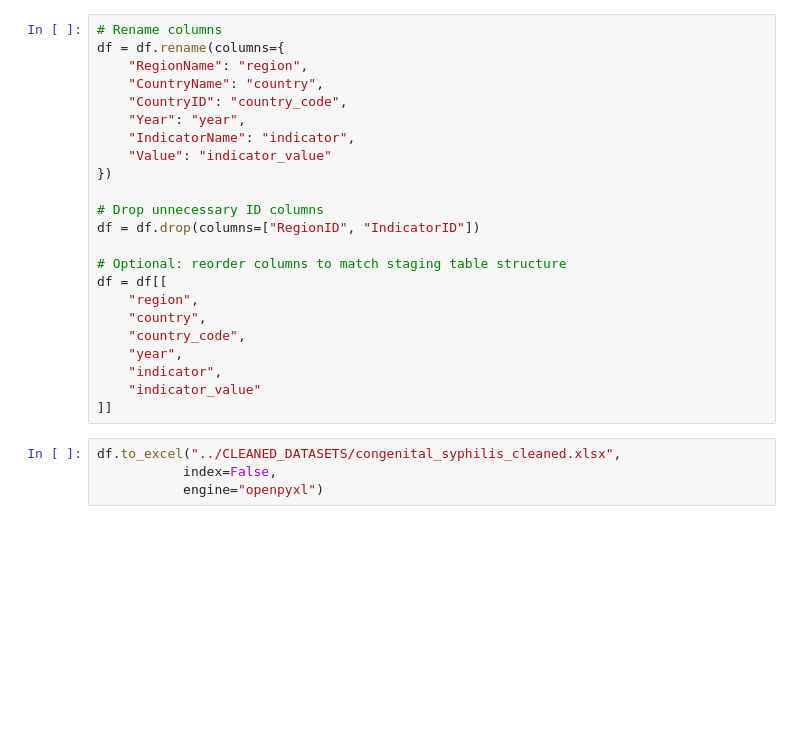
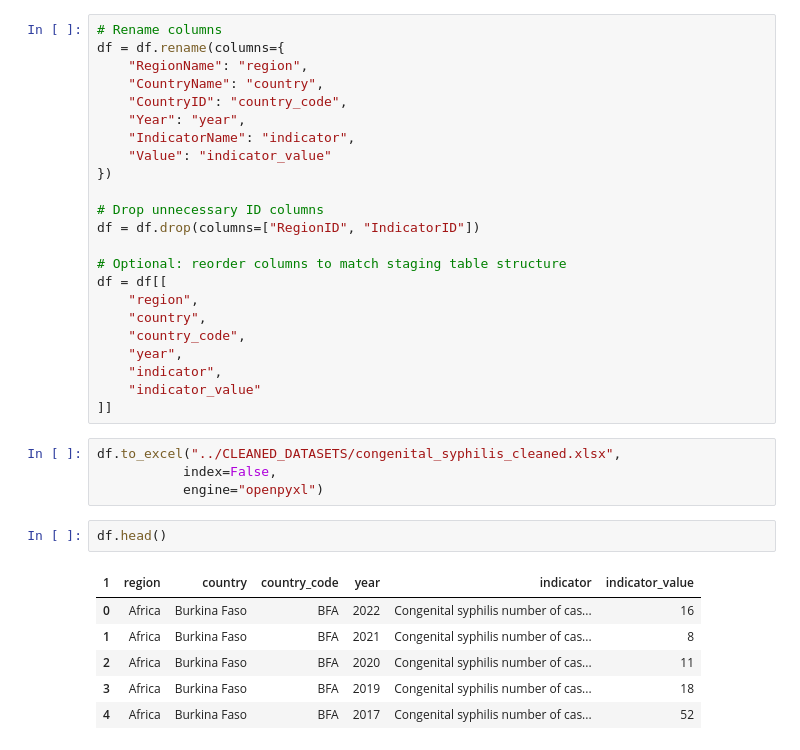
Before and after one commit to adrianbarrios-ieUniversity/Advanced-Databases-Project, a Jupyter notebook: DATA_CLEANING/CONGENITAL_SYPHILIS_CLEANING.ipynb, the cells around one changed output. Drawn from its saved outputs; the diff is of its cells as text; blank space fills up the shorter version.

Commit message:
ADDED REGIONS

```diff
--- a/DATA_CLEANING/CONGENITAL_SYPHILIS_CLEANING.ipynb
+++ b/DATA_CLEANING/CONGENITAL_SYPHILIS_CLEANING.ipynb
@@ -245,3 +245,12 @@ df = df[[
 df.to_excel("../CLEANED_DATASETS/congenital_syphilis_cleaned.xlsx",
            index=False,
            engine="openpyxl")
+# %%
+df.head()
+# %% [output]
+| 1 | region | country | country_code | year | indicator | indicator_value |
+| 0 | Africa | Burkina Faso | BFA | 2022 | Congenital syphilis number of cas... | 16 |
+| 1 | Africa | Burkina Faso | BFA | 2021 | Congenital syphilis number of cas... | 8 |
+| 2 | Africa | Burkina Faso | BFA | 2020 | Congenital syphilis number of cas... | 11 |
+| 3 | Africa | Burkina Faso | BFA | 2019 | Congenital syphilis number of cas... | 18 |
+| 4 | Africa | Burkina Faso | BFA | 2017 | Congenital syphilis number of cas... | 52 |
```
Also changed, not shown: 2 other files.
